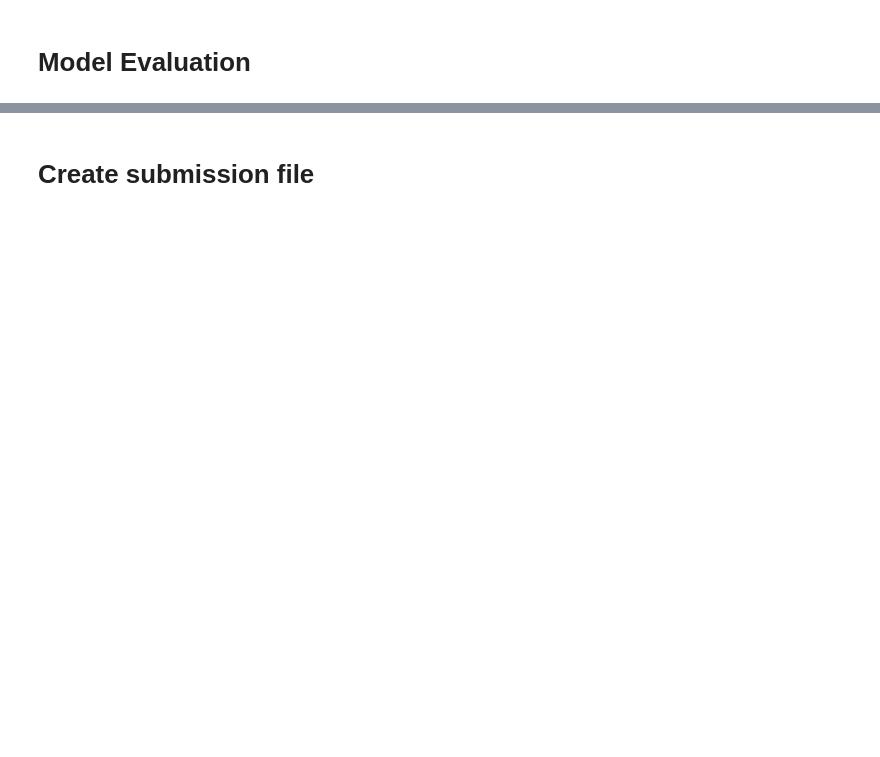
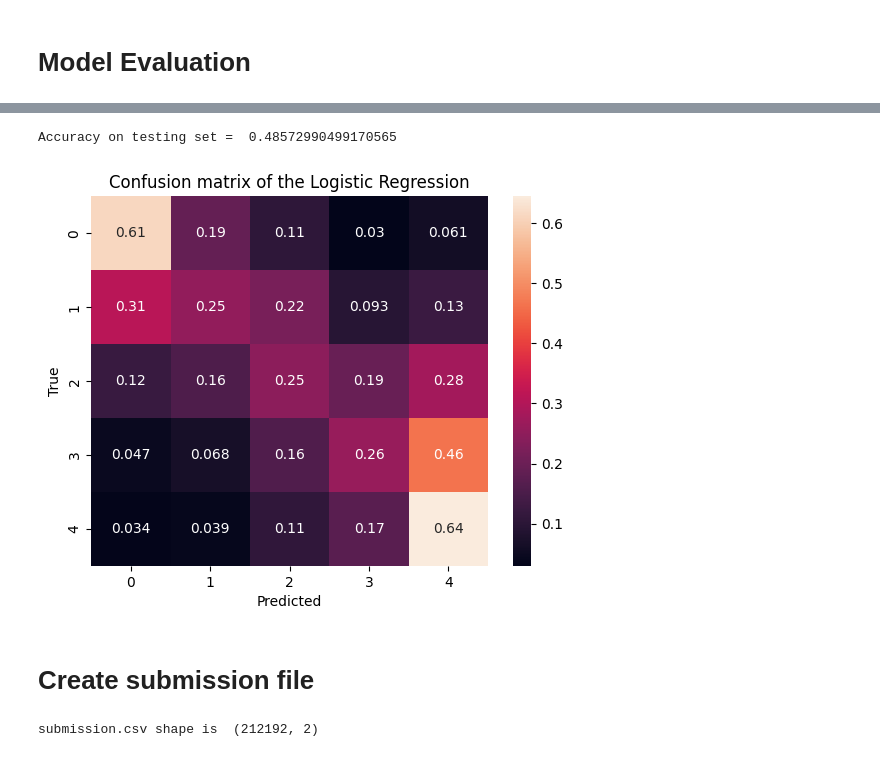
Before and after one commit to blankwatermelon/kenney02-cs506midterm, a Jupyter notebook: starter_code.ipynb, the cells around one changed output, grey strips where cells are left out. Saved outputs shown, nothing was run; the diff lists cells and outputs as text; code cells hidden in the pictures; blank space fills up the shorter version.

```diff
--- a/starter_code.ipynb
+++ b/starter_code.ipynb
@@ -270,4 +323,26 @@ Accuracy on testing set =  0.5610040502402137
+# %%
+# Evaluate your model on the testing set
+print("Accuracy on testing set = ", accuracy_score(Y_test, Y_test_predictions_logreg))
+
+# Plot a confusion matrix
+cm = confusion_matrix(Y_test, Y_test_predictions_logreg, normalize='true')
+sns.heatmap(cm, annot=True)
+plt.title('Confusion matrix of the Logistic Regression')
+plt.xlabel('Predicted')
+plt.ylabel('True')
+plt.show()
+# %% [output]
+Accuracy on testing set =  0.48572990499170565
+[figure, added]
 # %% [markdown]
 # Create submission file
+# %%
+# Create the submission file
+X_submission['Score'] = model_knn.predict(X_submission_scaled)
+submission = X_submission[['Id', 'Score']]
+submission.to_csv("./data/submission.csv", index=False)
+print("submission.csv shape is ", submission.shape)
+# %% [output]
+submission.csv shape is  (212192, 2)
 # %%
 # Create the submission file
```
Also changed, not shown: parts of 12 cells of this notebook.
